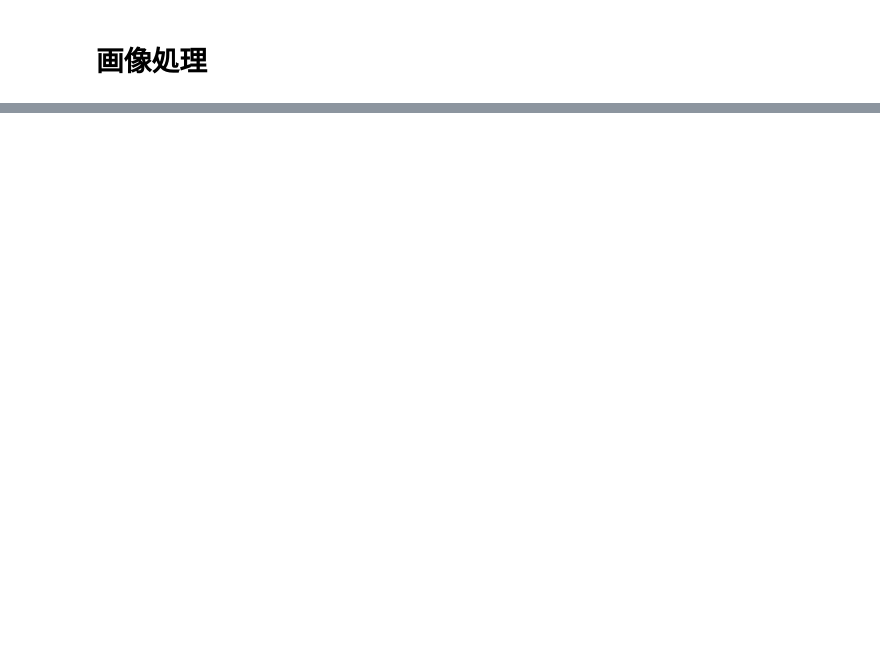
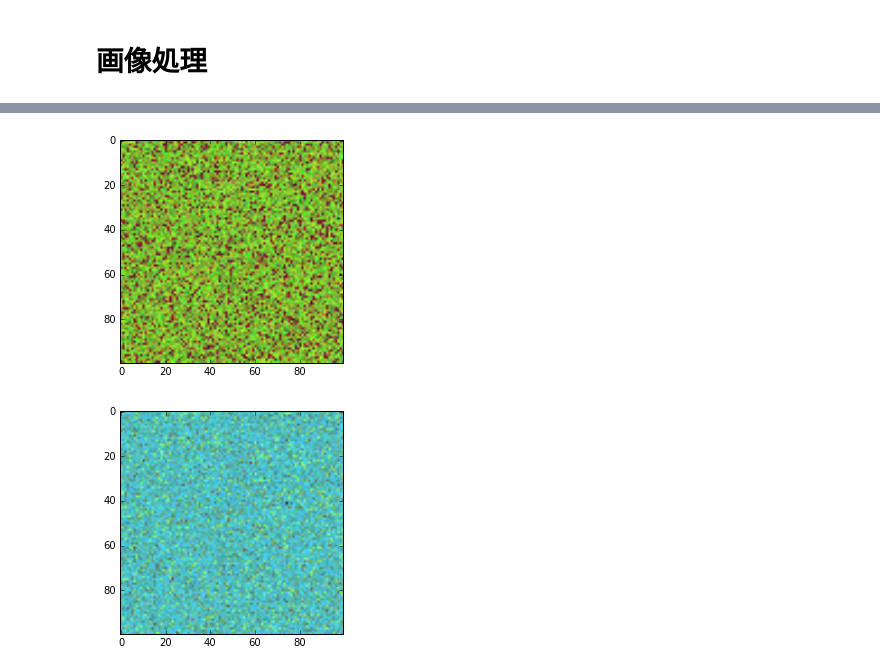
Before and after one commit to naka-tomo/practice_python, a Jupyter notebook: 6_opencv.ipynb, the cells around one changed output, grey strips where cells are left out. Cells and saved outputs as stored; diff of their text form; code cells hidden in the pictures; blank space fills up the shorter version.

```diff
--- a/6_opencv.ipynb
+++ b/6_opencv.ipynb
@@ -147,3 +174,19 @@ plt.show()
+# %%
+# BGRからHSVへ画像の色空間を変換しなさい
+import cv2
+import matplotlib.pyplot as plt
+
+bgr = cv2.imread("test3.bmp")
+hsv = cv2.cvtColor( img, cv2.COLOR_BGR2HSV )
+
+plt.imshow(bgr)
+
+plt.figure()
+plt.imshow( hsv )
+plt.show()
+# %% [output]
+[figure, added]
+[figure, added]
 # %%
 # RとGチャンネルの二次元ヒストグラムを作成し，濃淡画像として表示しなさい
 import cv2
```
Also changed, not shown: parts of 13 cells of this notebook, 2 other files.
